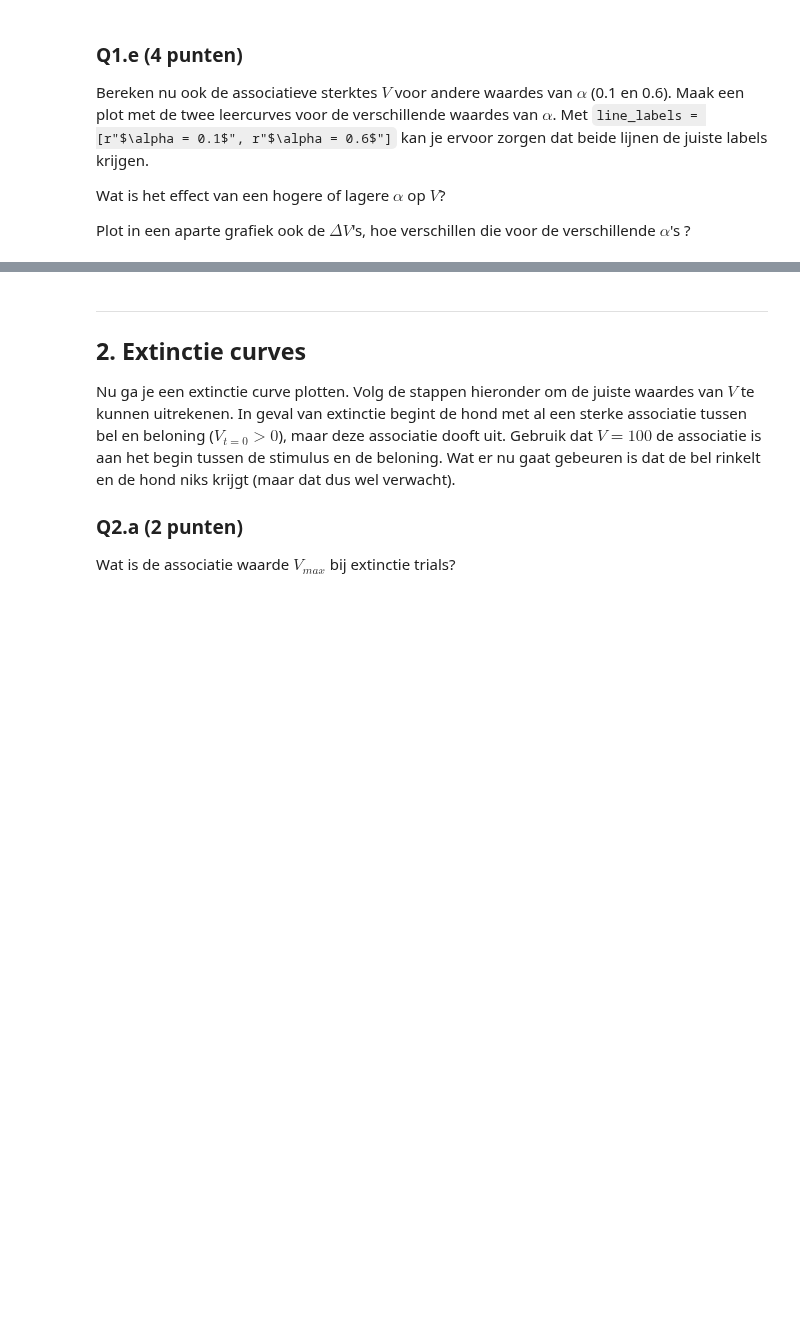
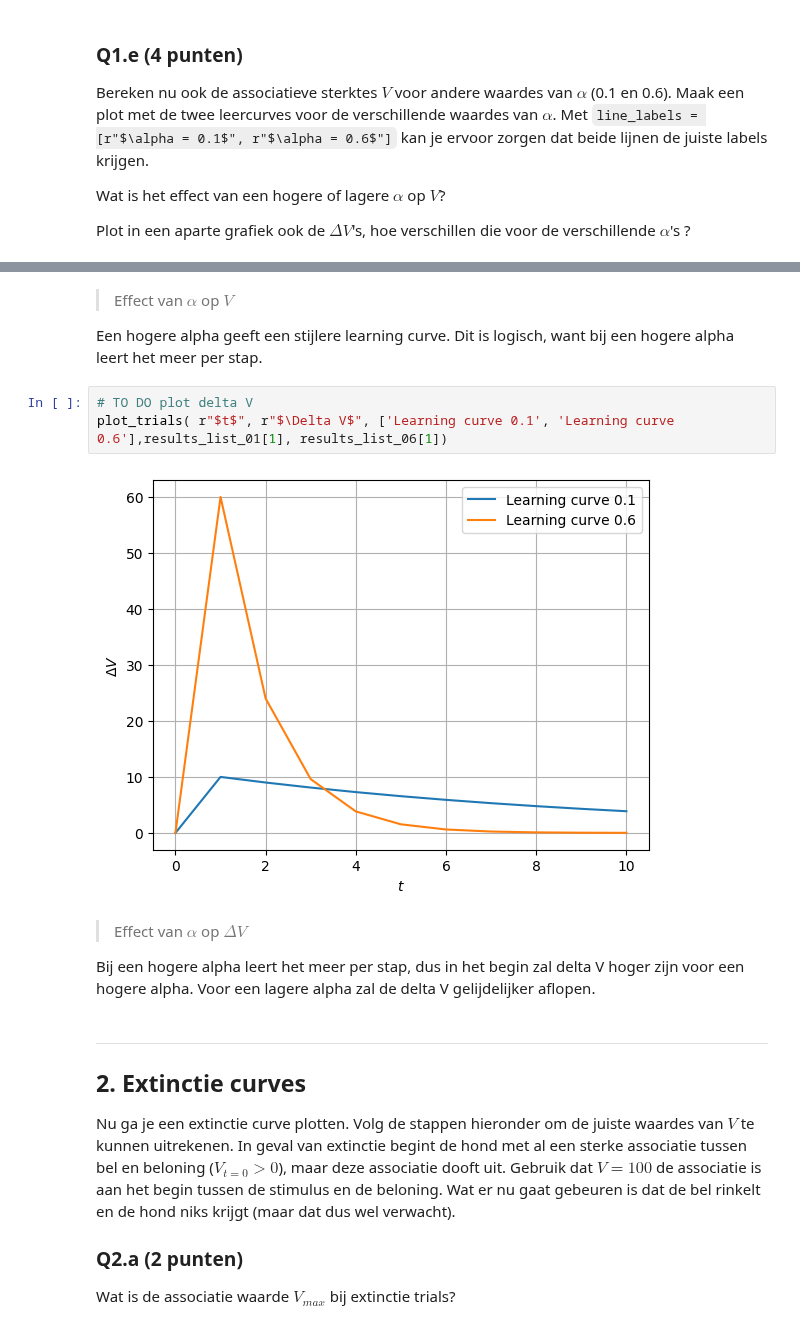
Before and after one commit to YorbenKoolhaas/cogmod, a Jupyter notebook: hw1/Assignment_1.ipynb, the cells around one changed output, grey strips where cells are left out. Cells and saved outputs as stored; diff of their text form; blank space fills up the shorter version.

```diff
--- a/hw1/Assignment_1.ipynb
+++ b/hw1/Assignment_1.ipynb
@@ -167,3 +176,16 @@ Plot in een aparte grafiek ook de $\Delta V$'s, hoe verschillen die voor de vers
+# %% [markdown]
+> Effect van $\alpha$ op $V$
+
+Een hogere alpha geeft een stijlere learning curve. Dit is logisch, want bij een hogere alpha leert het meer per stap.
+# %%
+# TO DO plot delta V
+plot_trials( r"$t$", r"$\Delta V$", ['Learning curve 0.1', 'Learning curve 0.6'],results_list_01[1], results_list_06[1])
+# %% [output]
+[figure, added]
+# %% [markdown]
+> Effect van $\alpha$ op $\Delta V$
+
+Bij een hogere alpha leert het meer per stap, dus in het begin zal delta V hoger zijn voor een hogere alpha. Voor een lagere alpha zal de delta V gelijdelijker aflopen.
 # %% [markdown]
 ---
 
```
Also changed, not shown: parts of 20 cells of this notebook.
